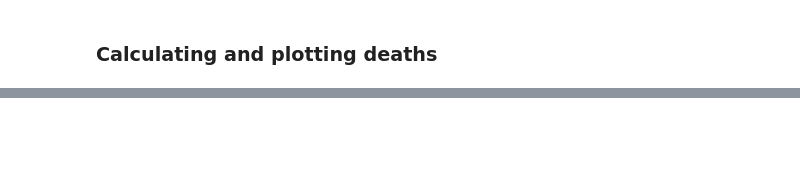
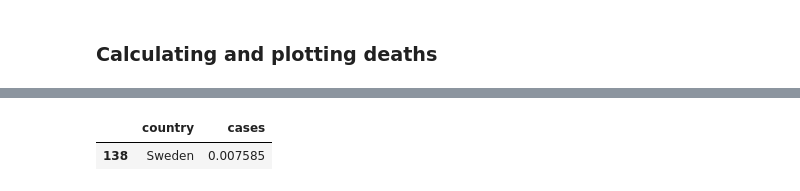
Before and after one commit to Andreas-Svensson/data_processing, a Jupyter notebook: Laboration_Covid19/E4_Data_KPI_Analysis_Globally.ipynb, the cells around one changed output, grey strips where cells are left out. Drawn from its saved outputs; the diff is of its cells as text; code cells hidden in the pictures; blank space fills up the shorter version.

```diff
--- a/Laboration_Covid19/E4_Data_KPI_Analysis_Globally.ipynb
+++ b/Laboration_Covid19/E4_Data_KPI_Analysis_Globally.ipynb
@@ -119,0 +155,6 @@ px.bar(df_most_deaths_rel.head(50), x = "country", y = "relative_cumulative_coun
+# %%
+# sweden at 138th highest with ~0.76% mortality rate in infected (228-130 = 90th lowest mortality rate)
+df_deaths_rel_infected[df_deaths_rel_infected["country"] == "Sweden"]
+# %% [output]
+|  | country | cases |
+| 138 | Sweden | 0.007585 |
```
Also changed, not shown: parts of 8 cells of this notebook.
